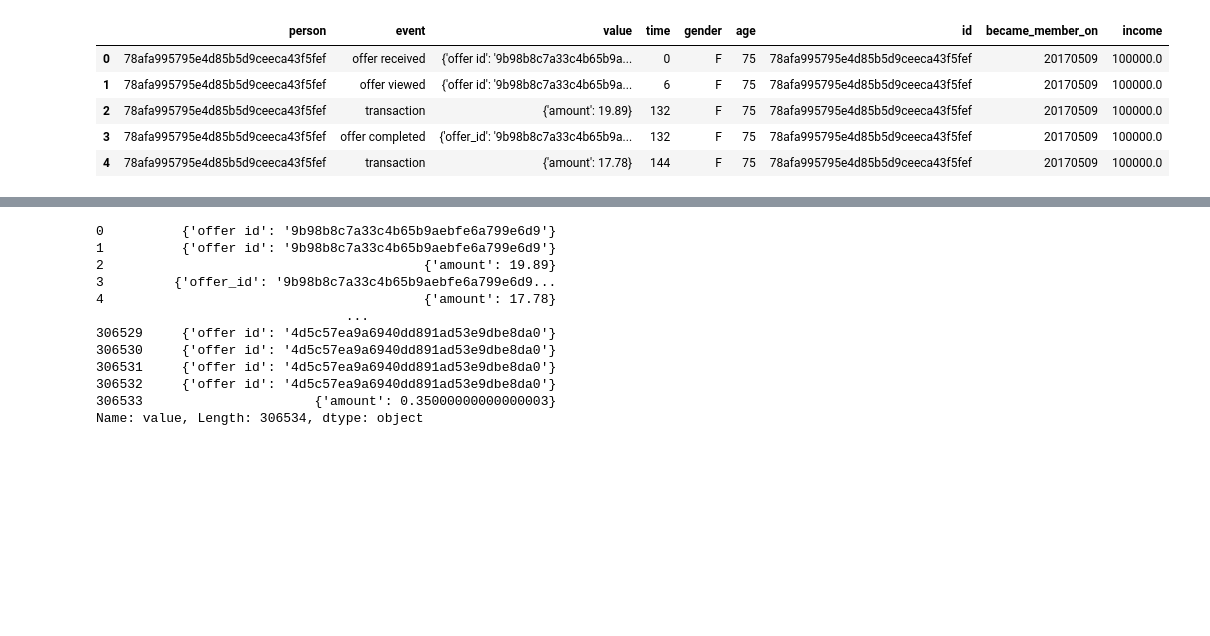
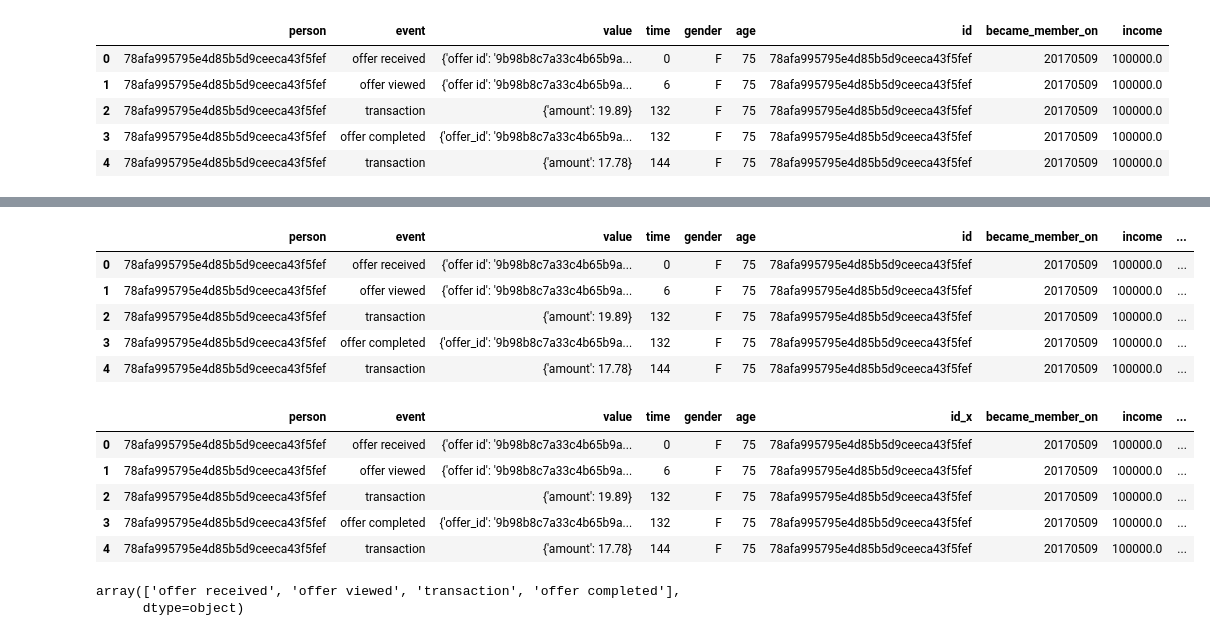
Before and after one commit to srirammanikumar/StarbucksChallenge, a Jupyter notebook: Starbucks_Capstone_notebook.ipynb, the cells around one changed output, grey strips where cells are left out. Drawn from its saved outputs; the diff is of its cells as text; code cells hidden in the pictures; blank space fills up the shorter version.

Commit message:
combining data - WIP

```diff
--- a/Starbucks_Capstone_notebook.ipynb
+++ b/Starbucks_Capstone_notebook.ipynb
@@ -159,3 +159,13 @@ tempDF.head()
 | 2 | 78afa995795e4d85b5d9ceeca43f5fef | transaction | {'amount': 19.89} | 132 | F | 75 | 78afa995795e4d85b5d9ceeca43f5fef | 20170509 | 100000.0 |
 | 3 | 78afa995795e4d85b5d9ceeca43f5fef | offer completed | {'offer_id': '9b98b8c7a33c4b65b9a... | 132 | F | 75 | 78afa995795e4d85b5d9ceeca43f5fef | 20170509 | 100000.0 |
 | 4 | 78afa995795e4d85b5d9ceeca43f5fef | transaction | {'amount': 17.78} | 144 | F | 75 | 78afa995795e4d85b5d9ceeca43f5fef | 20170509 | 100000.0 |
+# %%
+# get the offer id or amount and add it as a new column
+
+txn_type = []
+
+for val in tempDF.value:
+
+    txn_type.append(list(val.values())[0])
+
+txn_type
@@ -162,19 +190,28 @@ tempDF.head()
+# %%
+tempDF['txn_amt_offer'] = txn_type
+tempDF.head()
+# %% [output]
+|  | person | event | value | time | gender | age | id | became_member_on | income | ... |
+| 0 | 78afa995795e4d85b5d9ceeca43f5fef | offer received | {'offer id': '9b98b8c7a33c4b65b9a... | 0 | F | 75 | 78afa995795e4d85b5d9ceeca43f5fef | 20170509 | 100000.0 | ... |
+| 1 | 78afa995795e4d85b5d9ceeca43f5fef | offer viewed | {'offer id': '9b98b8c7a33c4b65b9a... | 6 | F | 75 | 78afa995795e4d85b5d9ceeca43f5fef | 20170509 | 100000.0 | ... |
+| 2 | 78afa995795e4d85b5d9ceeca43f5fef | transaction | {'amount': 19.89} | 132 | F | 75 | 78afa995795e4d85b5d9ceeca43f5fef | 20170509 | 100000.0 | ... |
+| 3 | 78afa995795e4d85b5d9ceeca43f5fef | offer completed | {'offer_id': '9b98b8c7a33c4b65b9a... | 132 | F | 75 | 78afa995795e4d85b5d9ceeca43f5fef | 20170509 | 100000.0 | ... |
+| 4 | 78afa995795e4d85b5d9ceeca43f5fef | transaction | {'amount': 17.78} | 144 | F | 75 | 78afa995795e4d85b5d9ceeca43f5fef | 20170509 | 100000.0 | ... |
 # %%
 # combine dataFrames of tempDF and portfolio
 
-# combined_data = pd.merge(transcript, profile, left_on='person', right_on='id')
+combined_data = pd.merge(tempDF, portfolio, left_on='txn_amt_offer', right_on='id', how='left').fillna(0)
 
-tempDF.value
+combined_data.head()
 # %% [output]
-0          {'offer id': '9b98b8c7a33c4b65b9aebfe6a799e6d9'}
-1          {'offer id': '9b98b8c7a33c4b65b9aebfe6a799e6d9'}
-2                                         {'amount': 19.89}
-3         {'offer_id': '9b98b8c7a33c4b65b9aebfe6a799e6d9...
-4                                         {'amount': 17.78}
-                                ...
-306529     {'offer id': '4d5c57ea9a6940dd891ad53e9dbe8da0'}
-306530     {'offer id': '4d5c57ea9a6940dd891ad53e9dbe8da0'}
-306531     {'offer id': '4d5c57ea9a6940dd891ad53e9dbe8da0'}
-306532     {'offer id': '4d5c57ea9a6940dd891ad53e9dbe8da0'}
-306533                      {'amount': 0.35000000000000003}
-Name: value, Length: 306534, dtype: object
+|  | person | event | value | time | gender | age | id_x | became_member_on | income | ... |
+| 0 | 78afa995795e4d85b5d9ceeca43f5fef | offer received | {'offer id': '9b98b8c7a33c4b65b9a... | 0 | F | 75 | 78afa995795e4d85b5d9ceeca43f5fef | 20170509 | 100000.0 | ... |
+| 1 | 78afa995795e4d85b5d9ceeca43f5fef | offer viewed | {'offer id': '9b98b8c7a33c4b65b9a... | 6 | F | 75 | 78afa995795e4d85b5d9ceeca43f5fef | 20170509 | 100000.0 | ... |
+| 2 | 78afa995795e4d85b5d9ceeca43f5fef | transaction | {'amount': 19.89} | 132 | F | 75 | 78afa995795e4d85b5d9ceeca43f5fef | 20170509 | 100000.0 | ... |
+| 3 | 78afa995795e4d85b5d9ceeca43f5fef | offer completed | {'offer_id': '9b98b8c7a33c4b65b9a... | 132 | F | 75 | 78afa995795e4d85b5d9ceeca43f5fef | 20170509 | 100000.0 | ... |
+| 4 | 78afa995795e4d85b5d9ceeca43f5fef | transaction | {'amount': 17.78} | 144 | F | 75 | 78afa995795e4d85b5d9ceeca43f5fef | 20170509 | 100000.0 | ... |
+# %%
+combined_data.event.unique()
+# %% [output]
+array(['offer received', 'offer viewed', 'transaction', 'offer completed'],
+      dtype=object)
```
Also changed, not shown: parts of 1 cell of this notebook.
